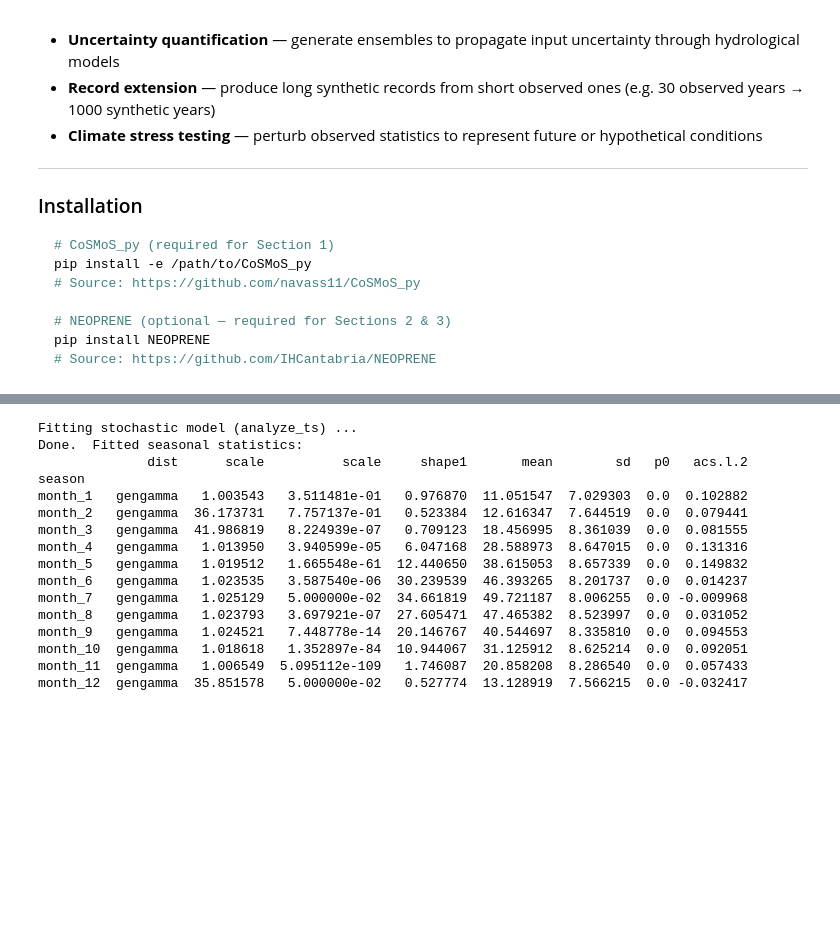
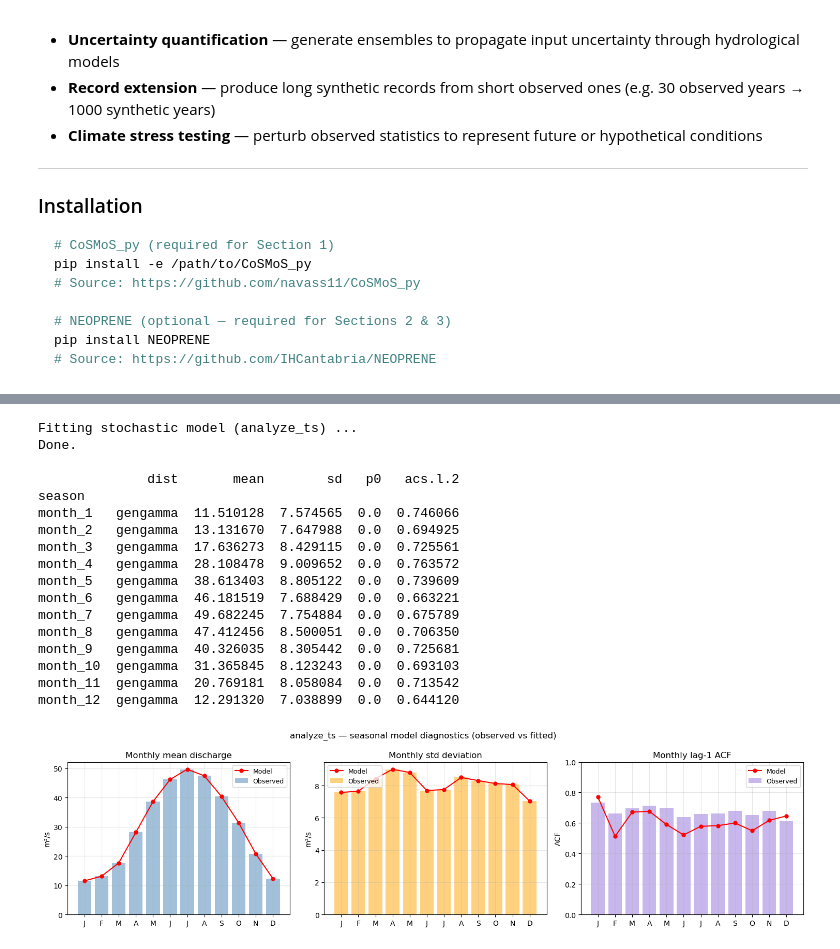
Before and after one commit to navass11/HYDRA, a Jupyter notebook: notebooks/climate/stochastic_generation.ipynb, the cells around one changed output, grey strips where cells are left out. Saved outputs shown, nothing was run; the diff lists cells and outputs as text; code cells hidden in the pictures; blank space fills up the shorter version.

```diff
--- a/notebooks/climate/stochastic_generation.ipynb
+++ b/notebooks/climate/stochastic_generation.ipynb
@@ -106,27 +246,63 @@ July     — model: weibull, params: {'scale': np.float64(0.049999999999999156),
 # %%
-# Analyse the observed series — fit seasonal marginals + ACS
+# Analyse the full series — fit seasonal marginals + ACS in one call
 print("Fitting stochastic model (analyze_ts) ...")
 ts_stats = analyze_ts(Q_obs, dist='gengamma', acs_id='weibull')
-print("Done.  Fitted seasonal statistics:")
+print("Done.\n")
 
-# report_ts returns a DataFrame with one row per month
 stats_df = report_ts(ts_stats)
-print(stats_df[['dist', 'scale', 'shape1', 'mean', 'sd', 'p0', 'acs.l.2']].to_string())
+print(stats_df[['dist', 'mean', 'sd', 'p0', 'acs.l.2']].to_string())
+
+# ── Seasonal diagnostics: observed vs model ───────────────────────────────────
+months = list(range(1, 13))
+lbl    = ["J","F","M","A","M","J","J","A","S","O","N","D"]
+
+obs_mean = np.array([Q_obs[Q_obs.index.month == m].mean() for m in months])
+obs_std  = np.array([Q_obs[Q_obs.index.month == m].std()  for m in months])
+obs_acf1 = np.array([Q_obs[Q_obs.index.month == m].autocorr(lag=1) for m in months])
+
+mod_mean = stats_df['mean'].values
+mod_std  = stats_df['sd'].values
+# Lag-1 ACF from Weibull fit: r(1) = exp(-(1/scale)^shape)
+mod_acf1 = np.array([
+    float(np.exp(-(1.0 / ts_stats['afits'][m]['params']['scale'])
+                 ** ts_stats['afits'][m]['params']['shape']))
+    for m in range(12)
+])
+
+fig, axes = plt.subplots(1, 3, figsize=(15, 4))
+pairs = [
+    (axes[0], obs_mean, mod_mean, "Monthly mean discharge", "m³/s",  "steelblue"),
+    (axes[1], obs_std,  mod_std,  "Monthly std deviation",  "m³/s",  "orange"),
+    (axes[2], obs_acf1, mod_acf1, "Monthly lag-1 ACF",      "ACF",   "mediumpurple"),
+]
+for ax, obs, mod, title, ylabel, col in pairs:
+    ax.bar(months, obs, color=col, alpha=0.5, label="Observed")
+    ax.plot(months, mod, "ro-", ms=5, lw=1.5, label="Model")
+    ax.set_xticks(months); ax.set_xticklabels(lbl)
+    ax.set_ylabel(ylabel); ax.set_title(title)
+    ax.legend(fontsize=9); ax.grid(alpha=0.3)
+axes[2].set_ylim(0, 1)
+
+plt.suptitle("analyze_ts — seasonal model diagnostics (observed vs fitted)", fontsize=12)
+plt.tight_layout()
+plt.show()
 # %% [output]
 Fitting stochastic model (analyze_ts) ...
-Done.  Fitted seasonal statistics:
-              dist      scale          scale     shape1       mean        sd   p0   acs.l.2
+Done.
+
+              dist       mean        sd   p0   acs.l.2
 season
-month_1   gengamma   1.003543   3.511481e-01   0.976870  11.051547  7.029303  0.0  0.102882
-month_2   gengamma  36.173731   7.757137e-01   0.523384  12.616347  7.644519  0.0  0.079441
-month_3   gengamma  41.986819   8.224939e-07   0.709123  18.456995  8.361039  0.0  0.081555
-month_4   gengamma   1.013950   3.940599e-05   6.047168  28.588973  8.647015  0.0  0.131316
-month_5   gengamma   1.019512   1.665548e-61  12.440650  38.615053  8.657339  0.0  0.149832
-month_6   gengamma   1.023535   3.587540e-06  30.239539  46.393265  8.201737  0.0  0.014237
-month_7   gengamma   1.025129   5.000000e-02  34.661819  49.721187  8.006255  0.0 -0.009968
-month_8   gengamma   1.023793   3.697921e-07  27.605471  47.465382  8.523997  0.0  0.031052
-month_9   gengamma   1.024521   7.448778e-14  20.146767  40.544697  8.335810  0.0  0.094553
-month_10  gengamma   1.018618   1.352897e-84  10.944067  31.125912  8.625214  0.0  0.092051
-month_11  gengamma   1.006549  5.095112e-109   1.746087  20.858208  8.286540  0.0  0.057433
-month_12  gengamma  35.851578   5.000000e-02   0.527774  13.128919  7.566215  0.0 -0.032417
+month_1   gengamma  11.510128  7.574565  0.0  0.746066
+month_2   gengamma  13.131670  7.647988  0.0  0.694925
+month_3   gengamma  17.636273  8.429115  0.0  0.725561
+month_4   gengamma  28.108478  9.009652  0.0  0.763572
+month_5   gengamma  38.613403  8.805122  0.0  0.739609
+month_6   gengamma  46.181519  7.688429  0.0  0.663221
+month_7   gengamma  49.682245  7.754884  0.0  0.675789
+month_8   gengamma  47.412456  8.500051  0.0  0.706350
+month_9   gengamma  40.326035  8.305442  0.0  0.725681
+month_10  gengamma  31.365845  8.123243  0.0  0.693103
+month_11  gengamma  20.769181  8.058084  0.0  0.713542
+month_12  gengamma  12.291320  7.038899  0.0  0.644120
+[figure, added]
 # %%
```
Also changed, not shown: parts of 17 cells of this notebook, 2 other files.
